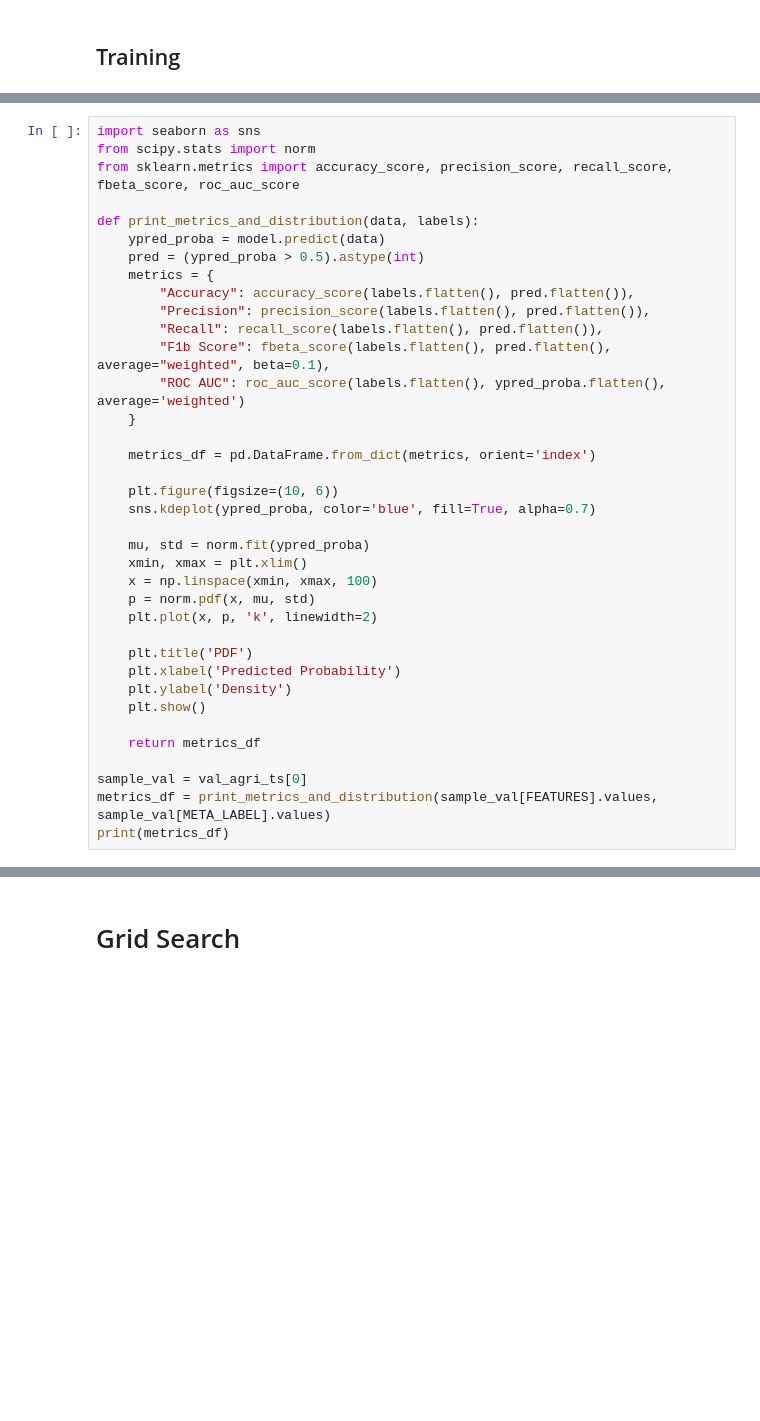
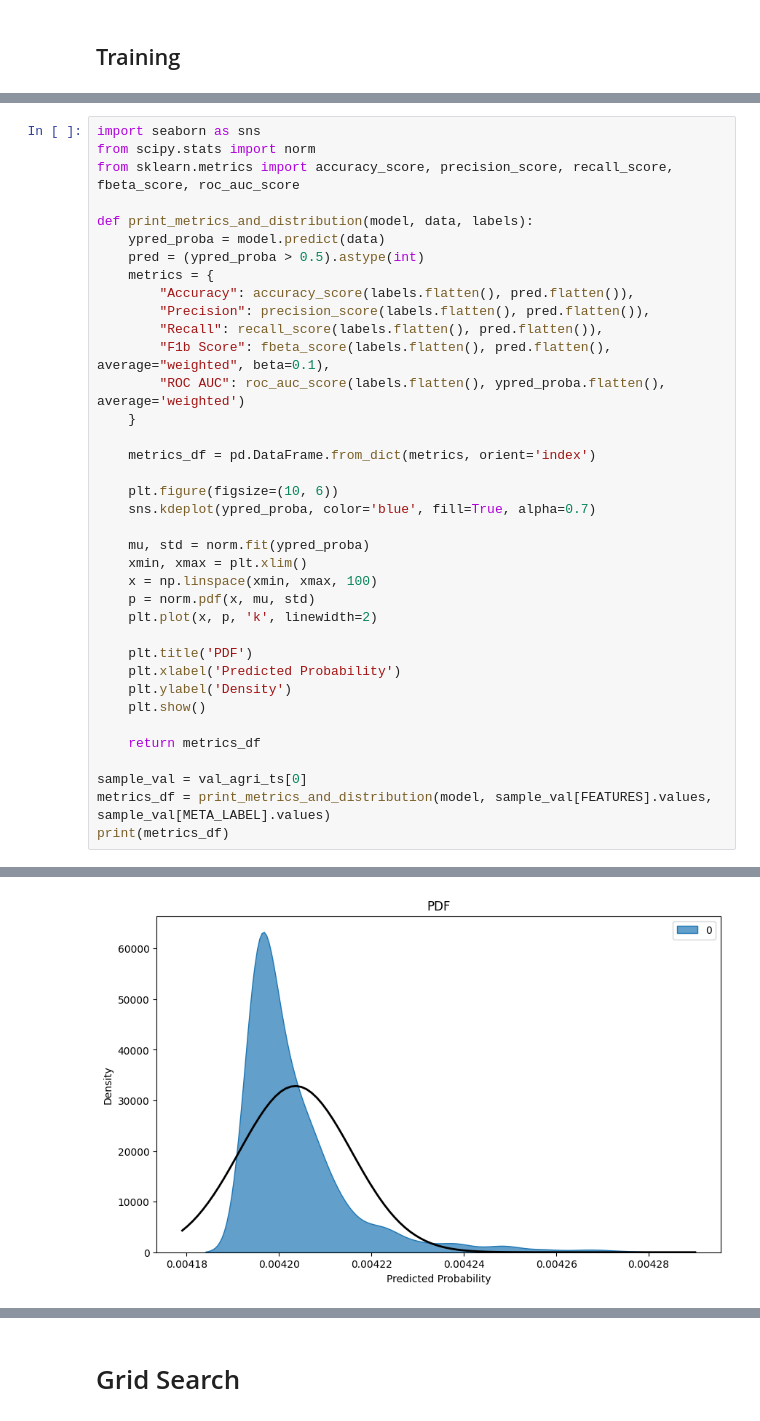
Before and after one commit to adamd1985/intra_day_futures_arb, a Jupyter notebook: cnn_algo.ipynb, the cells around one changed output, grey strips where cells are left out. Drawn from its saved outputs; the diff is of its cells as text; blank space fills up the shorter version.

```diff
--- a/cnn_algo.ipynb
+++ b/cnn_algo.ipynb
@@ -527,7 +730,7 @@ import seaborn as sns
 from scipy.stats import norm
 from sklearn.metrics import accuracy_score, precision_score, recall_score, fbeta_score, roc_auc_score
 
-def print_metrics_and_distribution(data, labels):
+def print_metrics_and_distribution(model, data, labels):
     ypred_proba = model.predict(data)
     pred = (ypred_proba > 0.5).astype(int)
     metrics = {
@@ -557,5 +760,6 @@ def print_metrics_and_distribution(data, labels):
     return metrics_df
 
 sample_val = val_agri_ts[0]
-metrics_df = print_metrics_and_distribution(sample_val[FEATURES].values, sample_val[META_LABEL].values)
+metrics_df = print_metrics_and_distribution(model, sample_val[FEATURES].values, sample_val[META_LABEL].values)
 print(metrics_df)
+# %% [output]
@@ -561,0 +767 @@ print(metrics_df)
+[figure, added]
```
Also changed, not shown: parts of 26 cells of this notebook, 1 other file.
